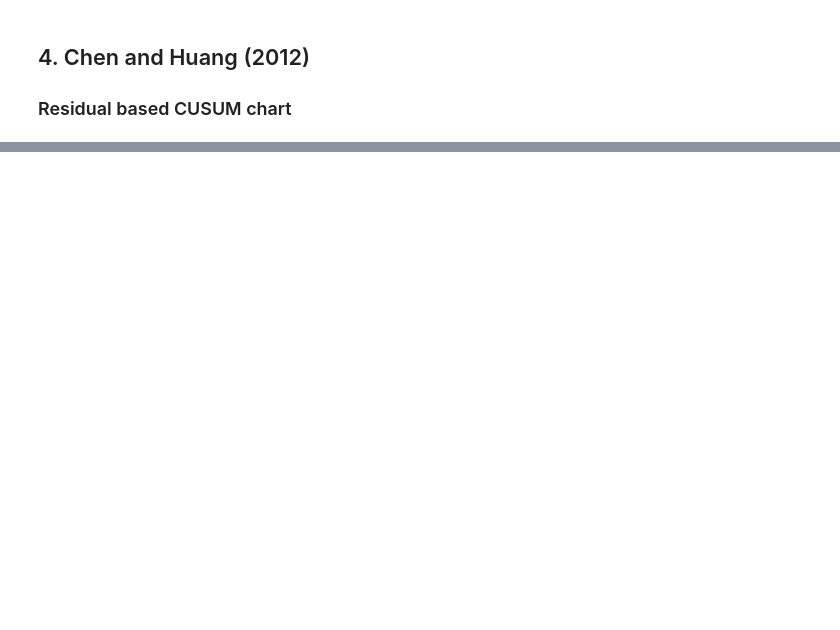
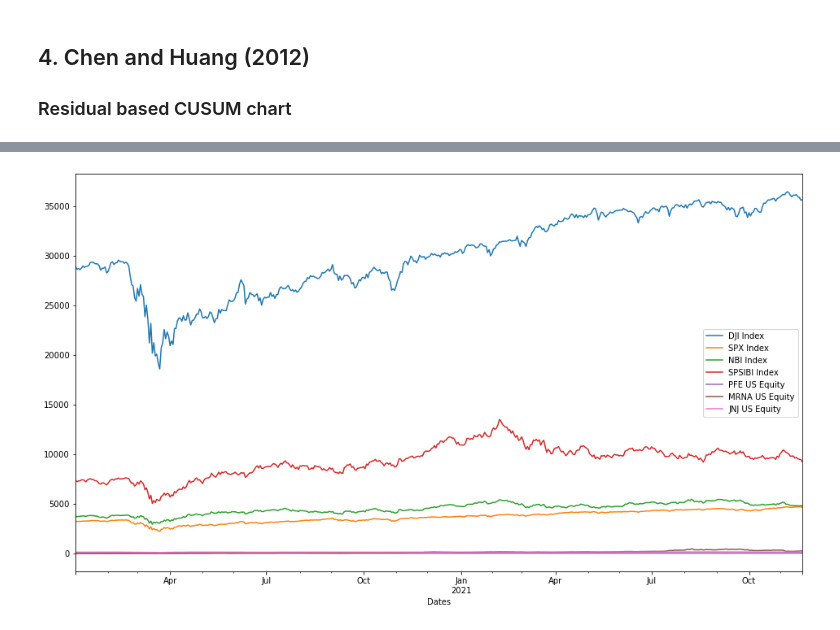
Before and after one commit to type-null/crypto-control, a Jupyter notebook: code/CUSUM4Crypto.ipynb, the cells around one changed output, grey strips where cells are left out. Cells and saved outputs as stored; diff of their text form; code cells hidden in the pictures; blank space fills up the shorter version.

```diff
--- a/code/CUSUM4Crypto.ipynb
+++ b/code/CUSUM4Crypto.ipynb
@@ -333,0 +318,6 @@ Timedelta('0 days 02:30:45.818181818')
+# %%
+securities = pd.read_excel("../data/biostocks.xlsx", parse_dates=True, index_col="Dates")
+securities.plot()
+plt.show()
+# %% [output]
+[figure, added]
```
Also changed, not shown: parts of 40 cells of this notebook, 4 other files.
